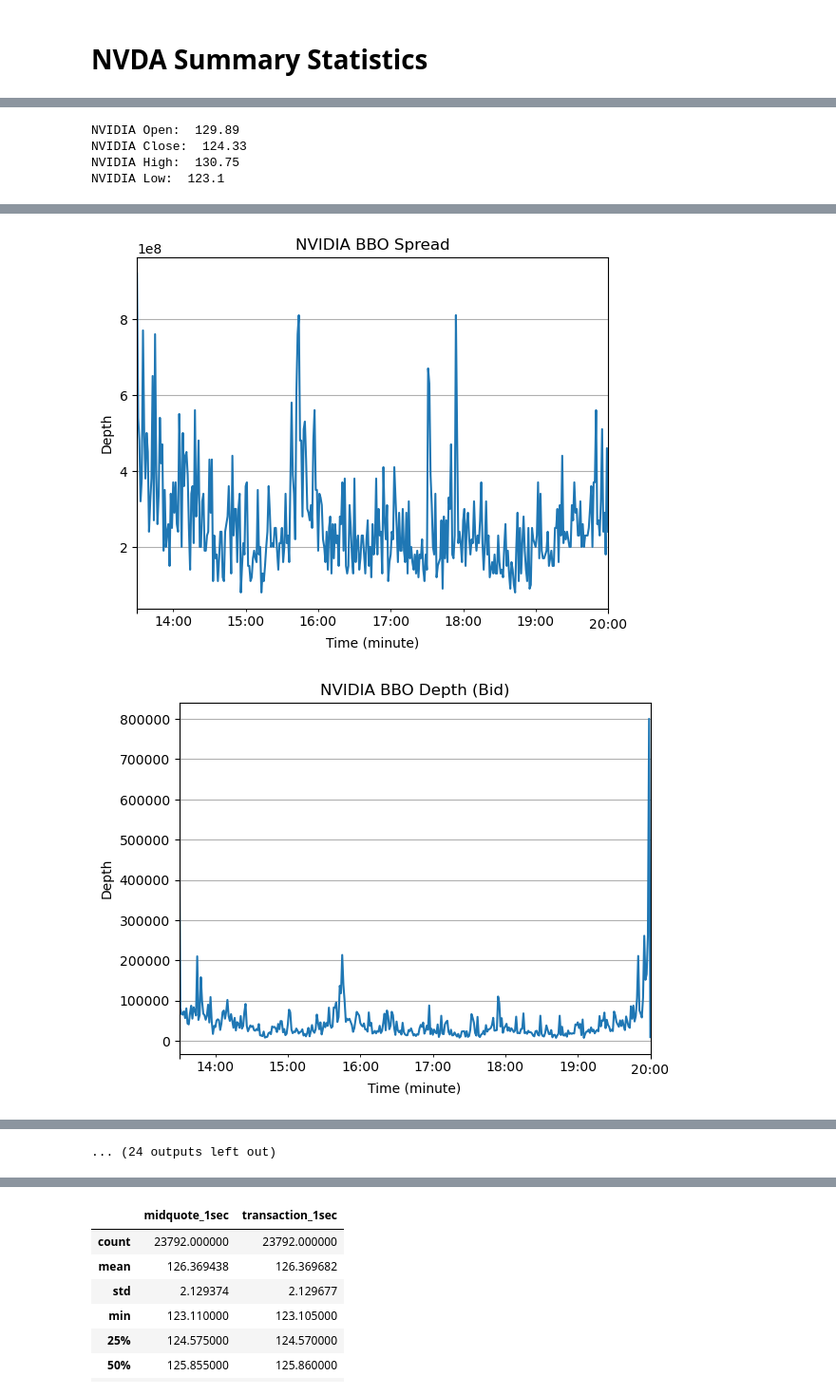
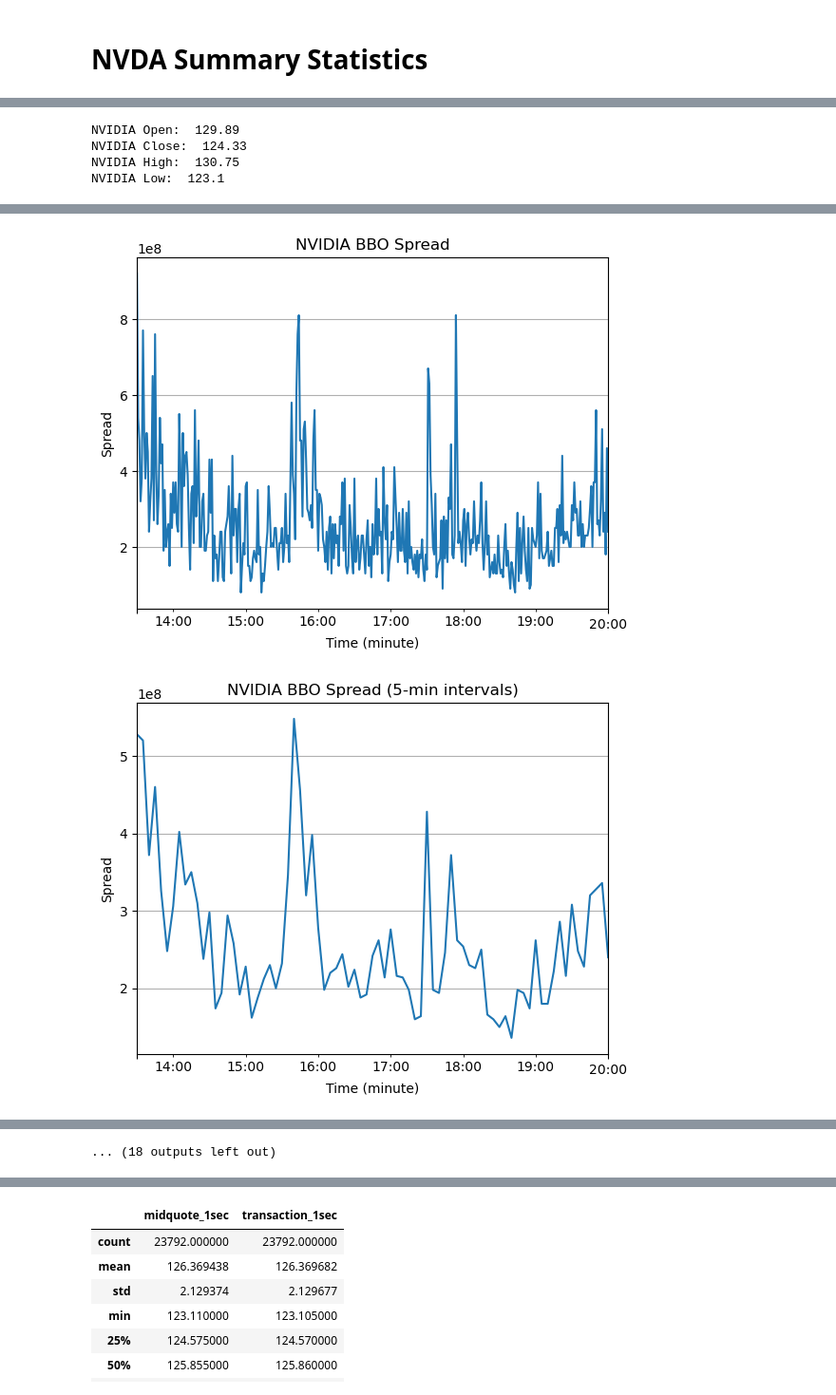
Before and after one commit to amchugh2/230x_team_repo, a Jupyter notebook: hw1 3.ipynb, the cells around one changed output, grey strips where cells are left out. Shown at 95% size. Saved outputs shown, nothing was run; the diff lists cells and outputs as text; code cells hidden in the pictures.

```diff
--- a/hw1 3.ipynb
+++ b/hw1 3.ipynb
@@ -15,14 +15,14 @@ warnings.simplefilter(action="ignore", category=SettingWithCopyWarning)
 # Split up and prepare dataset
 
 # MBO schema
-#df_mbo_init = pd.read_csv('xnas-itch-20240822.mbo.csv', parse_dates=['ts_recv', 'ts_event'])
+df_mbo_init = pd.read_csv('xnas-itch-20240822.mbo.csv', parse_dates=['ts_recv', 'ts_event'])
 # %%
 # TBBO Schema
 nvda_df = pd.read_csv('xnas-itch-20240822.tbbo.NVDA.csv', parse_dates=['ts_recv', 'ts_event'])
 cake_df = pd.read_csv('xnas-itch-20240822.tbbo.CAKE.csv', parse_dates=['ts_recv', 'ts_event'])
 
-#nvda_df_mbo = df_mbo_init[df_mbo_init['symbol'] == 'NVDA'].copy()
-#cake_df_mbo = df_mbo_init[df_mbo_init['symbol'] == 'CAKE'].copy()
+nvda_df_mbo = df_mbo_init[df_mbo_init['symbol'] == 'NVDA'].copy()
+cake_df_mbo = df_mbo_init[df_mbo_init['symbol'] == 'CAKE'].copy()
 cake_df_mbo = pd.read_csv('xnas-itch-20240822.mbo.CAKE.csv', parse_dates=['ts_recv', 'ts_event'])
 # %% [markdown]
 # Helper functions - contain functionality that calculates results
@@ -334,6 +325,10 @@ def calc_summary_statistics(mbo_df, df, name):
 
     # Group by the minute and count the number of orders per minute
     opm = add_orders.groupby('minute').size()
+
+    # Subtract 1 from each minute to account for hidden orders (from hw1 FAQ)
+    opm_adjusted = opm - 1
+    opm_adjusted = opm_adjusted.clip(lower=0)
 
 
     # Filter for between trading hours
@@ -389,9 +384,18 @@ def calc_summary_statistics(mbo_df, df, name):
 
     bbo_spread_filtered.plot(title=name + ' BBO Spread')
     plt.xlabel('Time (minute)')
-    plt.ylabel('Depth')
+    plt.ylabel('Spread')
     plt.grid(True)
     plt.show()
+
+    five_5m_bbo_spread = bbo_spread_filtered.resample('5T').mean()
+
+    five_5m_bbo_spread.plot(title=name + ' BBO Spread (5-min intervals)')
+    plt.xlabel('Time (minute)')
+    plt.ylabel('Spread')
+    plt.grid(True)
+    plt.show()
+
 
     bbo_depth_bid_filtered.plot(title=name + ' BBO Depth (Bid)')
     plt.xlabel('Time (minute)')
@@ -423,11 +427,8 @@ def calc_summary_statistics(mbo_df, df, name):
     plt.grid(True)
     plt.show()
 
-
-    #@TODO: Fix this
     # (g) 5-second price impact per minute - needs to be fixed
     calculate_5s_price_impact_per_minute(mbo_df.copy(),df.copy())
-
 
     #(h) Midquote and transaction price series
     midquote_1sec, midquote_1min, transaction_1sec, transaction_1min = calculate_midquote_transaction(df.copy())
@@ -561,9 +562,5 @@ def calc_summary_statistics(mbo_df, df, name):
     transaction_acf = plot_acf(transaction_log_return_1sec, zero=False)
     transaction_acf.suptitle('ACF of Transaction Log Return (1-s)', fontsize=14)
 
-    # Part 2: Graphing liquidity measures
-    plot_liquidity_measures(bbo_spread, bbo_depth_bid_filtered, bbo_depth_ask_filtered, transaction_log_return_1min, name)
-
-    # Plotting
-    return min_stats, sec_stats, mq_trans_1m_df, mq_trans_1s_df
+    return min_stats, sec_stats, mq_trans_1m_df, mq_trans_1s_df, bbo_depth_ask_filtered, bbo_depth_bid_filtered, transaction_log_return_1min
 # %%
@@ -684,15 +666,15 @@ def plot_liquidity_measures(best_bbo_spread, best_bbo_depth_ask, best_bbo_depth_
 # %% [markdown]
 # NVDA Summary Statistics
 # %%
-min_stats, sec_stats, mq_trans_1m_df, mq_trans_1s_df = calc_summary_statistics(nvda_df_mbo,nvda_df,"NVIDIA")
+min_stats, sec_stats, mq_trans_1m_df, mq_trans_1s_df, bbo_depth_ask_filtered, bbo_depth_bid_filtered, transaction_log_return_1min = calc_summary_statistics(nvda_df_mbo,nvda_df,"NVIDIA")
 # %% [output]
 [figure]
 [figure]
 [figure]
 NVIDIA Open:  129.89
 NVIDIA Close:  124.33
 NVIDIA High:  130.75
 NVIDIA Low:  123.1
 [figure]
 [figure]
-[figure, old version]
+[figure, new version]
@@ -704 +686 @@ NVIDIA Low:  123.1
-... (24 outputs left out)
+... (18 outputs left out)
```
Also changed, not shown: parts of 6 cells of this notebook, 1 other file.
